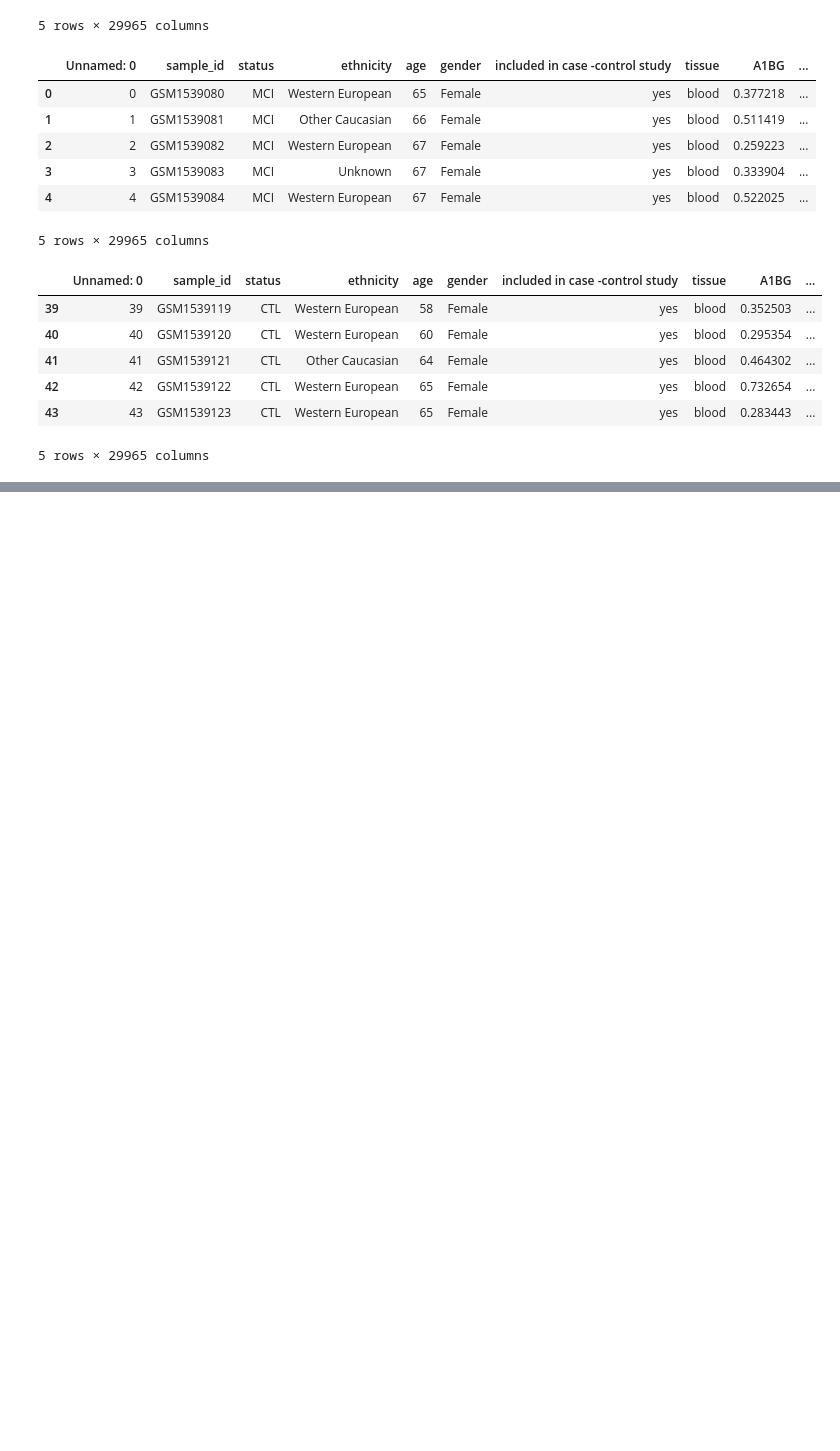
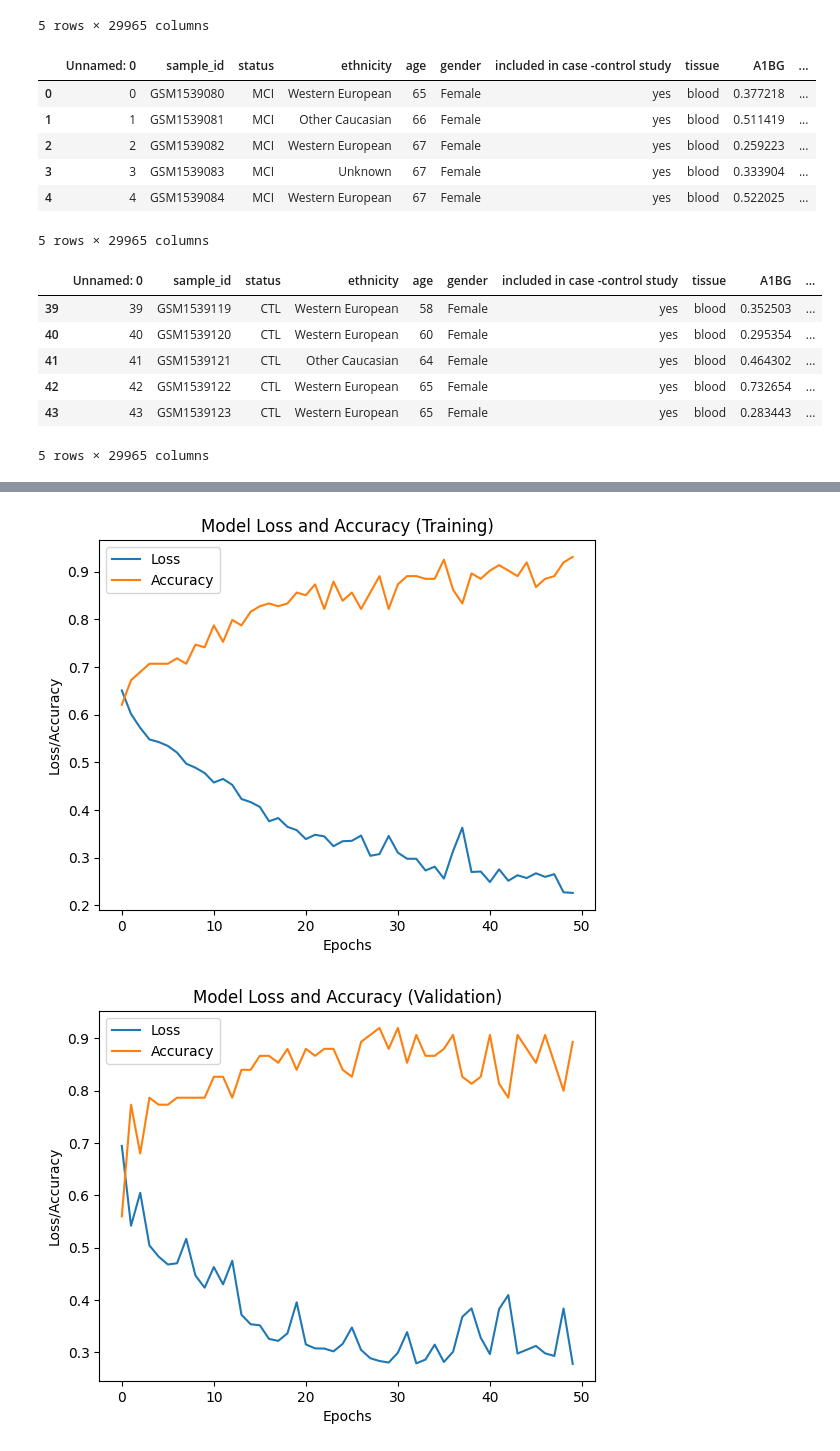
Before and after one commit to f16hari/sop, a Jupyter notebook: Python/ANM1.ipynb, the cells around one changed output, grey strips where cells are left out. Drawn from its saved outputs; the diff is of its cells as text; code cells hidden in the pictures; blank space fills up the shorter version.

Commit message:
DNN model added with accuracy 0.93 in training and 0.89 in testing

```diff
--- a/Python/ANM1.ipynb
+++ b/Python/ANM1.ipynb
@@ -154,0 +157,15 @@ print(test_score)
+# %%
+#Label encoding
+def LabelEncoding(Y):
+    le = preprocessing.LabelEncoder()
+    le.fit(Y)
+    Y = le.transform(Y)
+    return Y
+
+y_test = LabelEncoding(y_test)
+y_train = LabelEncoding(y_train)
+
+y_test = tf.one_hot(y_test, depth=2)
+y_train = tf.one_hot(y_train, depth=2)
+
+print(y_test)
@@ -154,0 +190,9 @@ print(test_score)
+# %%
+dnn_model = tf.keras.models.Sequential()
+dnn_model.add(tf.keras.layers.Dense(32, activation="relu", input_shape=(K,)))
+dnn_model.add(tf.keras.layers.Dense(10, activation="relu"))
+dnn_model.add(tf.keras.layers.Dense(12, activation="relu"))
+dnn_model.add(tf.keras.layers.Dense(2, activation="softmax"))
+
+dnn_model.compile(optimizer="adam", loss="categorical_crossentropy", metrics=["accuracy"])
+dnn_results = dnn_model.fit(x_train, y_train, epochs=50, batch_size=10, validation_data=(x_test, y_test))
@@ -154,0 +220,23 @@ print(test_score)
+# %%
+#Plotting the training results
+import matplotlib.pyplot as plt
+plt.plot(dnn_results.history["loss"])
+plt.plot(dnn_results.history["accuracy"])
+plt.title("Model Loss and Accuracy (Training)")
+plt.xlabel("Epochs")
+plt.ylabel("Loss/Accuracy")
+plt.legend(["Loss", "Accuracy"])
+plt.show()
+
+#Plotting the testing results
+import matplotlib.pyplot as plt
+plt.plot(dnn_results.history["val_loss"])
+plt.plot(dnn_results.history["val_accuracy"])
+plt.title("Model Loss and Accuracy (Validation)")
+plt.xlabel("Epochs")
+plt.ylabel("Loss/Accuracy")
+plt.legend(["Loss", "Accuracy"])
+plt.show()
+# %% [output]
+[figure, added]
+[figure, added]
```
Also changed, not shown: parts of 6 cells of this notebook.
